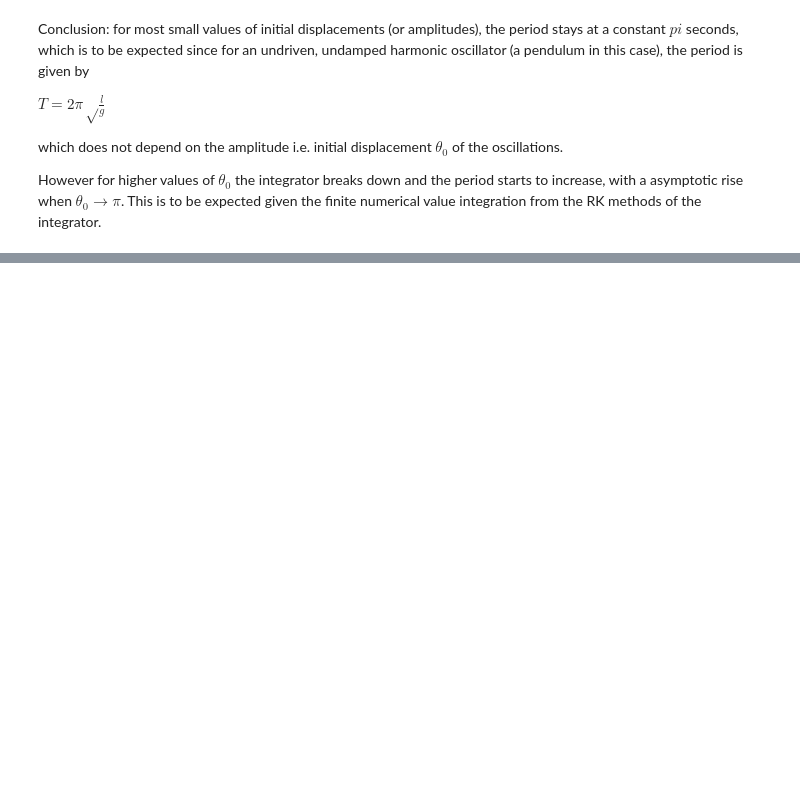
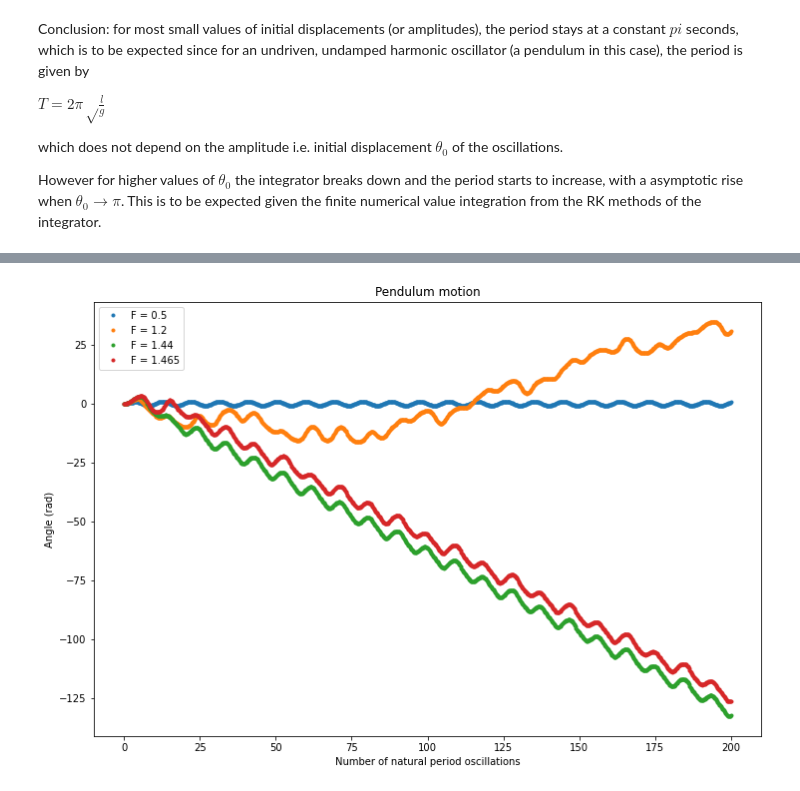
Before and after one commit to hsuchungchuan/Part-II-Computational-Physics, a Jupyter notebook: Exercise1_TheDrivenPendulum.ipynb, the cells around one changed output, grey strips where cells are left out. Saved outputs shown, nothing was run; the diff lists cells and outputs as text; code cells hidden in the pictures; blank space fills up the shorter version.

```diff
--- a/Exercise1_TheDrivenPendulum.ipynb
+++ b/Exercise1_TheDrivenPendulum.ipynb
@@ -269,0 +355,7 @@ However for higher values of $\theta_0$ the integrator breaks down and the perio
+# %%
+# Define the parameters
+
+g = 9.81 # Acceleration due to gravity
+l = g # Length of the pendulum, l = g here
+q = 0.5 # Resistive force, q = a / ml. Here it is fixed at 0.5
+OmegaD = 2/3 # Frequency of the driving force (s^-1)
@@ -269,0 +364,5 @@ However for higher values of $\theta_0$ the integrator breaks down and the perio
+# %%
+# Define the initial conditions at t = 0
+
+theta0 = 0.01 # Initial angle
+omega0 = 0.0 # Initial angular velocity
@@ -269,0 +371,21 @@ However for higher values of $\theta_0$ the integrator breaks down and the perio
+# %%
+F_list = [0.5, 1.2, 1.44, 1.465] # Driving force amplitude, F = G / ml^2. Here it is varied.
+# %%
+# Integrate the ODEs using scipy solve_ivp (method RK45 by default)
+
+t_max = 200
+
+plt.figure(figsize=(12,8))
+
+for i in range(len(F_list)):
+    pendulum_motion = solve_ivp(pendulum, [0, t_max], [theta0, omega0], args = (g, l, q, F_list[i], OmegaD), dense_output=True)
+    t = np.linspace(0, t_max, 1000)
+    theta, omega = pendulum_motion.sol(t)
+    plt.plot(t, theta, '.', label=f'F = {F_list[i]}')
+
+plt.xlabel('Number of natural period oscillations')
+plt.ylabel('Angle (rad)')
+plt.legend()
+plt.title('Pendulum motion');
+# %% [output]
+[figure, added]
```
Also changed, not shown: parts of 27 cells of this notebook, 1 other file.
